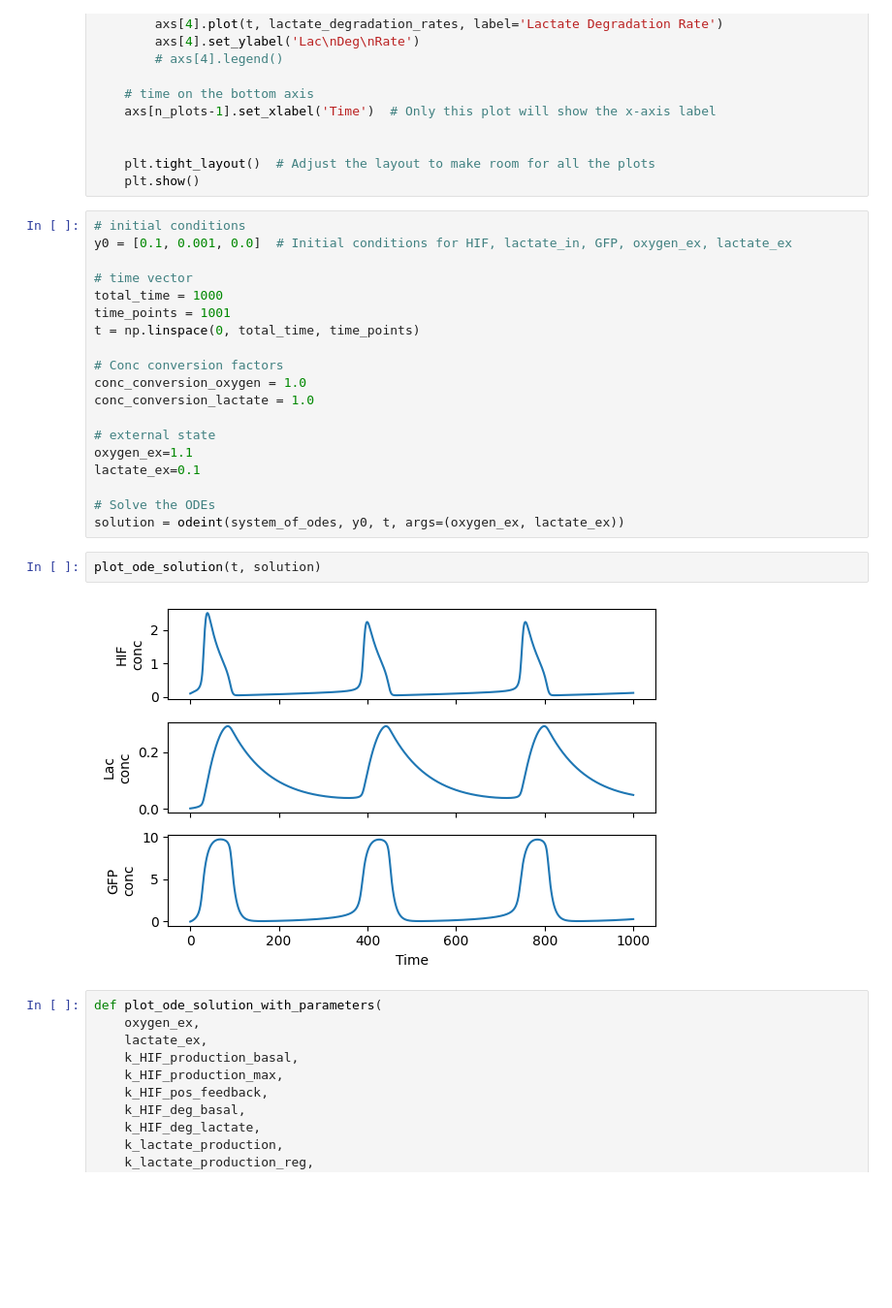
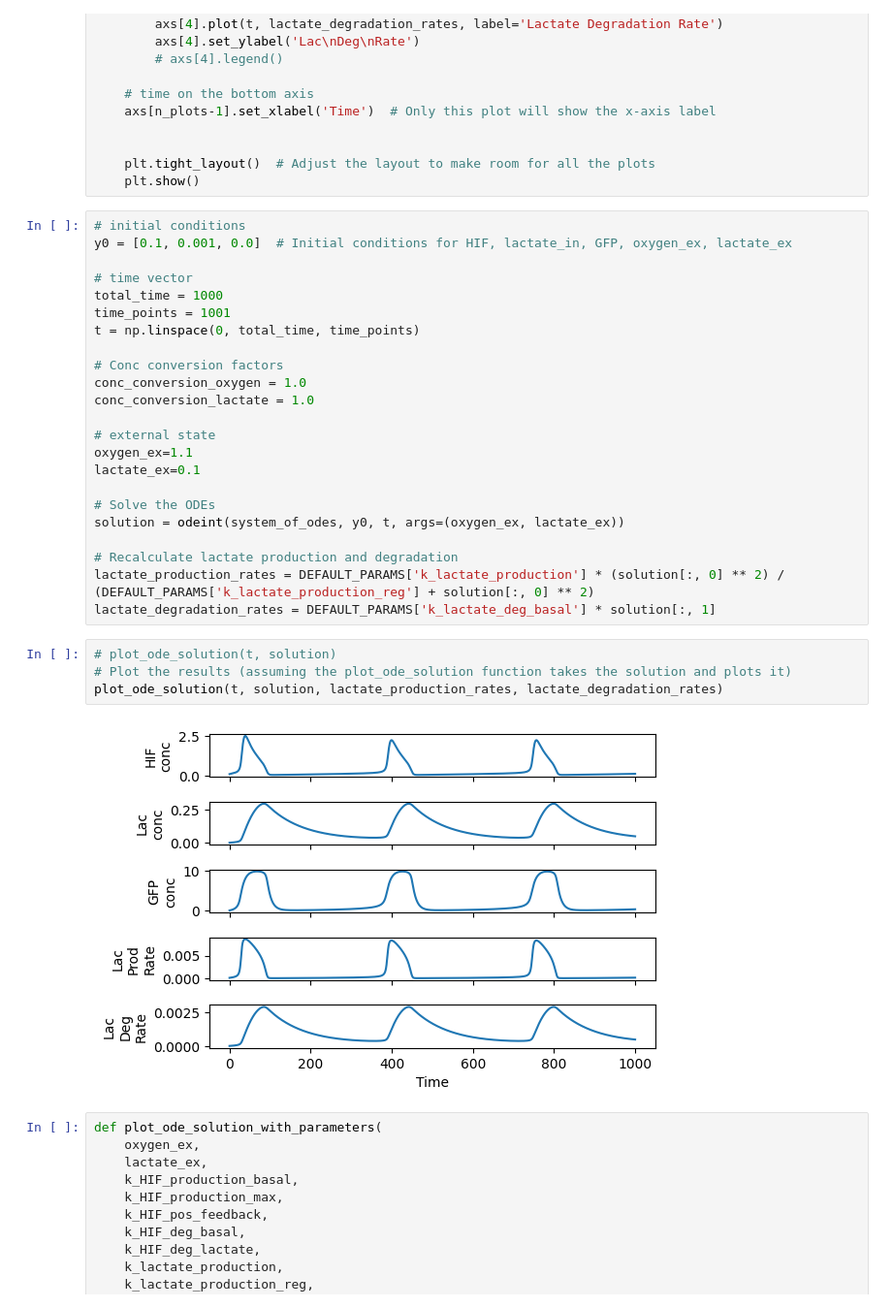
Before and after one commit to vivarium-collective/hypoxia-oscillations, a Jupyter notebook: notebooks/simple_cell.ipynb, the cells around one changed output. Shown at 97% size. Saved outputs shown, nothing was run; the diff lists cells and outputs as text; blank space fills up the shorter version.

```diff
--- a/notebooks/simple_cell.ipynb
+++ b/notebooks/simple_cell.ipynb
@@ -135,10 +158,16 @@ lactate_ex=0.1
 
 # Solve the ODEs
 solution = odeint(system_of_odes, y0, t, args=(oxygen_ex, lactate_ex))
+
+# Recalculate lactate production and degradation
+lactate_production_rates = DEFAULT_PARAMS['k_lactate_production'] * (solution[:, 0] ** 2) / (DEFAULT_PARAMS['k_lactate_production_reg'] + solution[:, 0] ** 2)
+lactate_degradation_rates = DEFAULT_PARAMS['k_lactate_deg_basal'] * solution[:, 1]
 # %%
-plot_ode_solution(t, solution)
+# plot_ode_solution(t, solution)
+# Plot the results (assuming the plot_ode_solution function takes the solution and plots it)
+plot_ode_solution(t, solution, lactate_production_rates, lactate_degradation_rates)
 # %% [output]
-[figure, old version]
+[figure, new version]
 # %%
 def plot_ode_solution_with_parameters(
     oxygen_ex,
```
Also changed, not shown: parts of 2 cells of this notebook.
